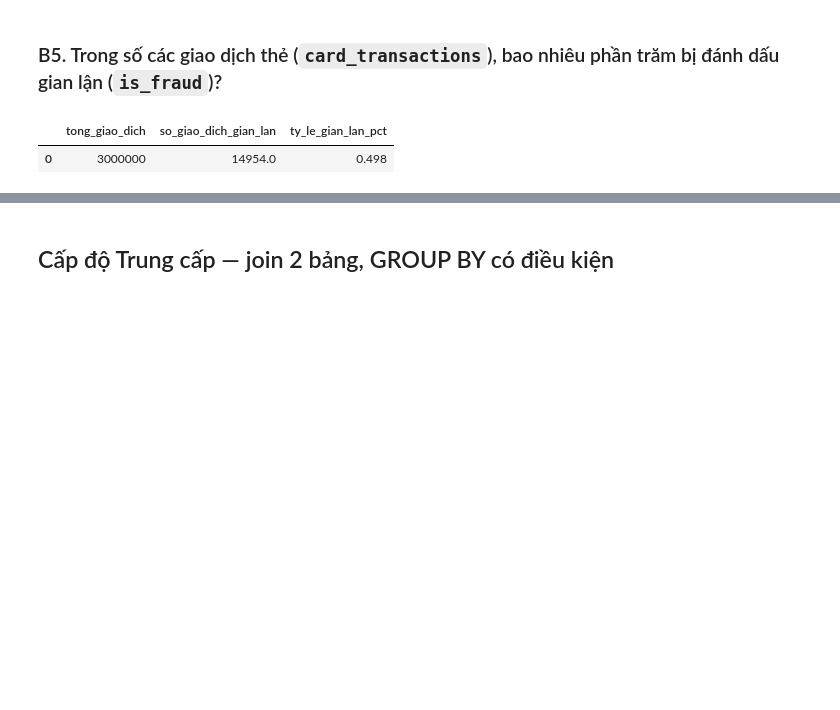
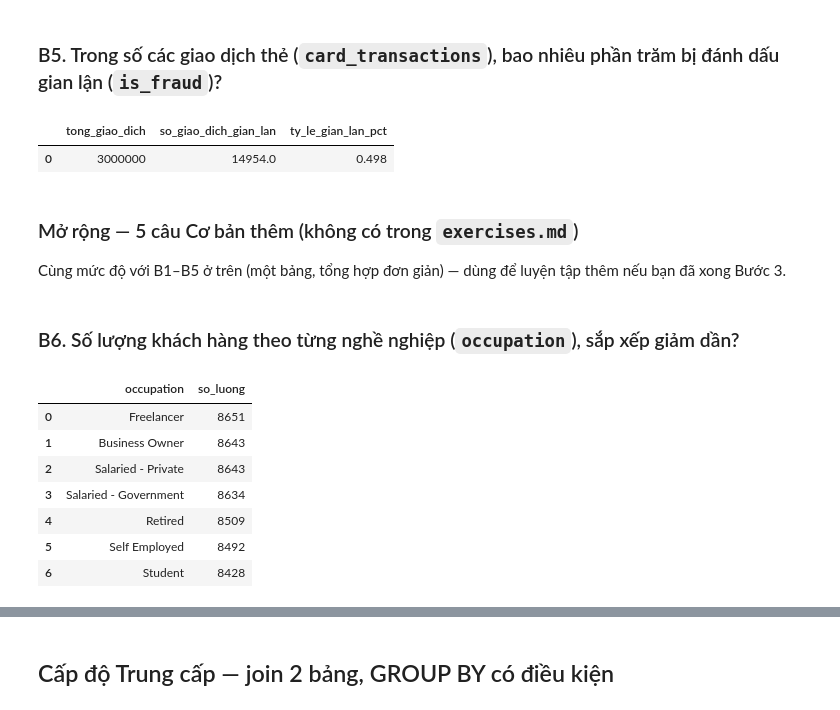
Before and after one commit to QuanPham99/CB_Txt2Sql, a Jupyter notebook: participants/exercises_answer_key_bank_schema.ipynb, the cells around one changed output, grey strips where cells are left out. Saved outputs shown, nothing was run; the diff lists cells and outputs as text; code cells hidden in the pictures; blank space fills up the shorter version.

```diff
--- a/participants/exercises_answer_key.ipynb
+++ b/participants/exercises_answer_key_bank_schema.ipynb
@@ -105,3 +112,25 @@ FROM card_transactions
 # %% [output]
 |  | tong_giao_dich | so_giao_dich_gian_lan | ty_le_gian_lan_pct |
 | 0 | 3000000 | 14954.0 | 0.498 |
+# %% [markdown]
+### Mở rộng — 5 câu Cơ bản thêm (không có trong `exercises.md`)
+
+Cùng mức độ với B1–B5 ở trên (một bảng, tổng hợp đơn giản) — dùng để luyện tập thêm nếu bạn đã xong Bước 3.
+# %% [markdown]
+### B6. Số lượng khách hàng theo từng nghề nghiệp (`occupation`), sắp xếp giảm dần?
+# %%
+con.sql('''
+SELECT occupation, COUNT(*) AS so_luong
+FROM customers
+GROUP BY occupation
+ORDER BY so_luong DESC
+''').df()
+# %% [output]
+|  | occupation | so_luong |
+| 0 | Freelancer | 8651 |
+| 1 | Business Owner | 8643 |
+| 2 | Salaried - Private | 8643 |
+| 3 | Salaried - Government | 8634 |
+| 4 | Retired | 8509 |
+| 5 | Self Employed | 8492 |
+| 6 | Student | 8428 |
```
Also changed, not shown: parts of 20 cells of this notebook, 9 other files.
